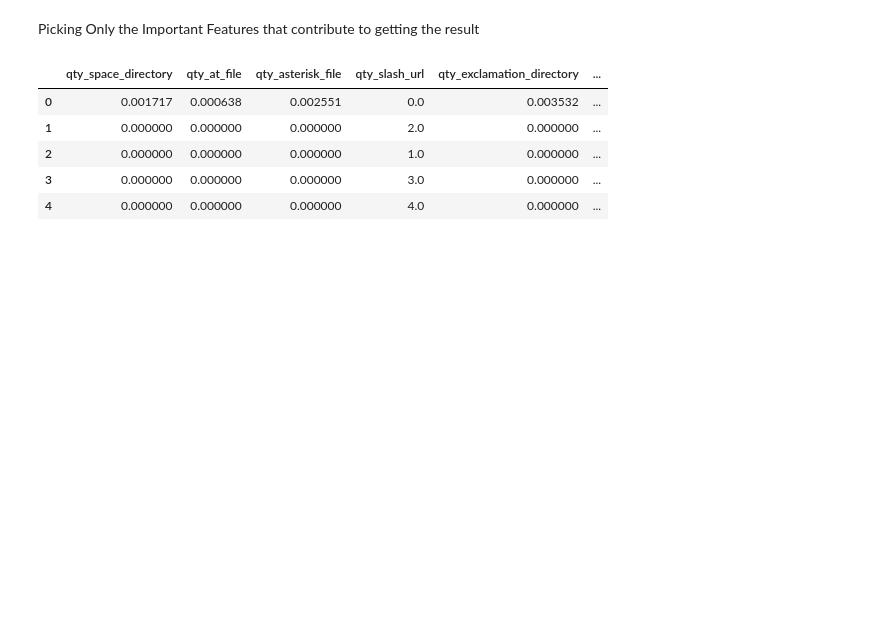
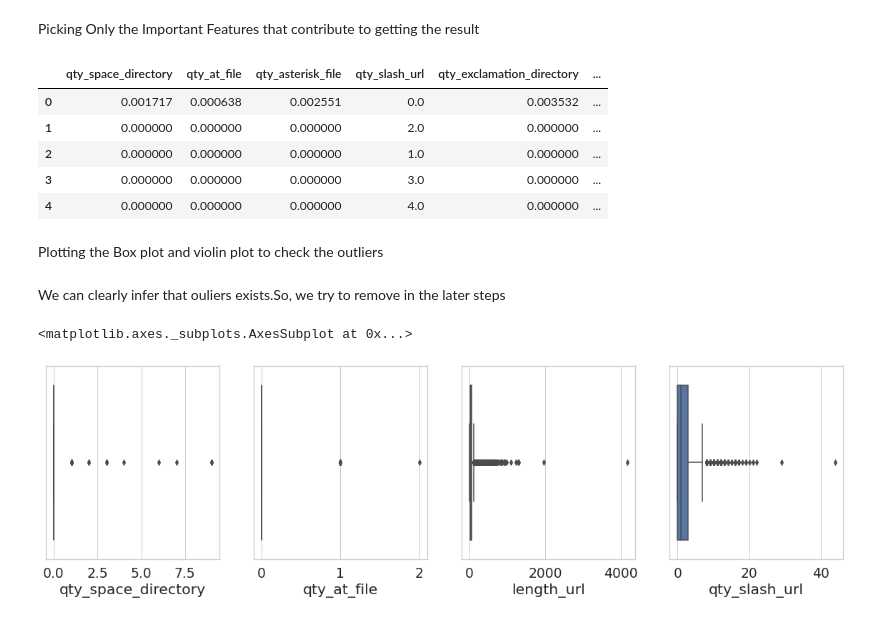
Before and after one commit to Tanya-11/cmpe255-TermProject, a Jupyter notebook: 255Final.ipynb, the cells around one changed output. Saved outputs shown, nothing was run; the diff lists cells and outputs as text; code cells hidden in the pictures; blank space fills up the shorter version.

```diff
--- a/255Final.ipynb
+++ b/255Final.ipynb
@@ -660,3 +660,19 @@ imp_features_df.head()
 # %%
 frames = [imp_features_df, Y]
 ref_df = pd.concat(frames,axis = 1)
+# %% [markdown]
+Plotting the Box plot and violin plot to check the outliers
+# %% [markdown]
+
+We can clearly infer that ouliers exists.So, we try to remove in the later steps
+# %%
+import seaborn as sns
+fig, (ax1, ax2, ax3, ax4) = plt.subplots(ncols=4, sharey=True)
+fig.set_size_inches(20,5)
+sns.boxplot(x=imp_features_df['qty_space_directory'],ax=ax1)
+sns.boxplot(x=imp_features_df['qty_at_file'],ax=ax2)
+sns.boxplot(x=imp_features_df['length_url'],ax=ax3)
+sns.boxplot(x=imp_features_df['qty_slash_url'],ax=ax4)
+# %% [output]
+<matplotlib.axes._subplots.AxesSubplot at 0x...>
+[figure, added]
```
Also changed, not shown: parts of 14 cells of this notebook, 1 other file.
